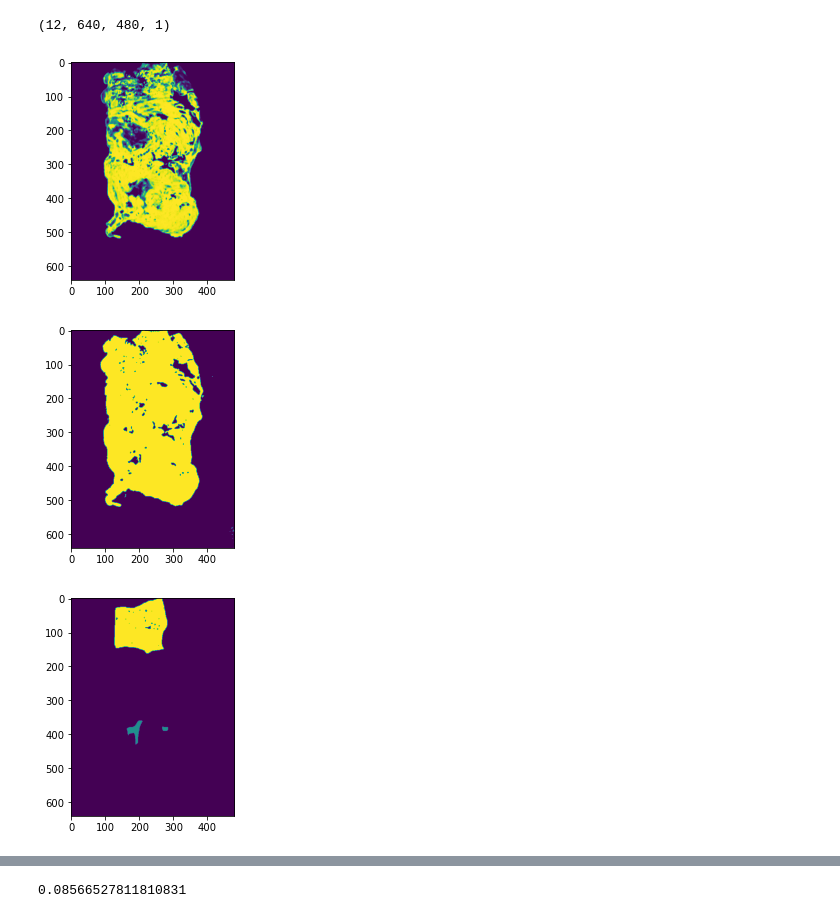
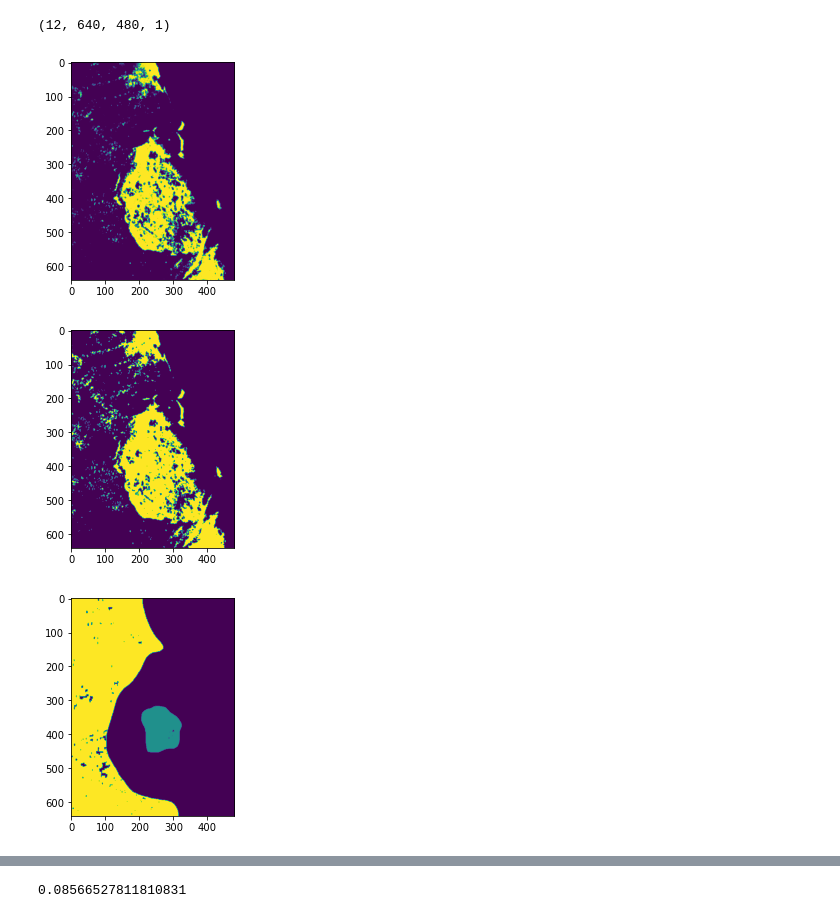
Before and after one commit to msokur/hsi-experiments, a Jupyter notebook: jupyter/debug_predictions.ipynb, the cells around one changed output, grey strips where cells are left out. Drawn from its saved outputs; the diff is of its cells as text; code cells hidden in the pictures.

```diff
--- a/jupyter/debug_predictions.ipynb
+++ b/jupyter/debug_predictions.ipynb
@@ -2,8 +2,8 @@
 import numpy as np
 import matplotlib.pyplot as plt
 # %%
-data = np.load('..\\test\\ColonDatabase_whole_image\\cp-0018\\predictions_by_patient.npy')
-gt = np.load('..\\test\\ColonDatabase_whole_image\\cp-0018\\gt_by_patient.npy')
+data = np.load('/home/sc.uni-leipzig.de/mi186veva/hsi-experiments/test/ColonData_whole_image/cp-0034/predictions_by_patient.npy')
+gt = np.load('/home/sc.uni-leipzig.de/mi186veva/hsi-experiments/test/ColonData_whole_image/cp-0034/gt_by_patient.npy')
 
 #data = np.load('..\\test\\Colon_SNV_whole_image\\cp-0034\\predictions_by_patient.npy')
 #gt = np.load('..\\test\\Colon_SNV_whole_image\\cp-0034\\gt_by_patient.npy')
@@ -27,18 +27,18 @@ data_.shape
 # %% [output]
 (12, 640, 480, 1)
 # %%
-plt.imshow(data_[0])
+plt.imshow(data_[8])
 plt.show()
 
-plt.imshow(np.where(data_[0] > 0.0046, 1, 0.5))
+plt.imshow(np.where(data_[8] > 0.0189, 1, 0))
 plt.show()
 
-plt.imshow(np.reshape(gt[0], (640, 480)))
+plt.imshow(np.reshape(gt[8], (640, 480)))
 plt.show()
 # %% [output]
-[figure, old version]
+[figure, new version]
-[figure, old version]
+[figure, new version]
-[figure, old version]
+[figure, new version]
 # %%
 plt.hist(np.array(data_p[0]), bins=100)
 plt.show()
```
Also changed, not shown: parts of 4 cells of this notebook, 9 other files.
